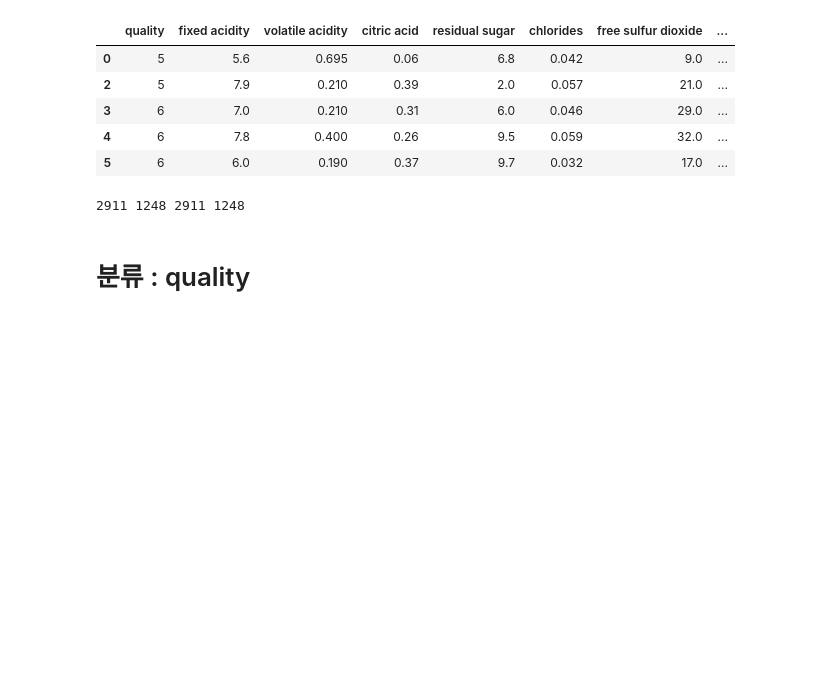
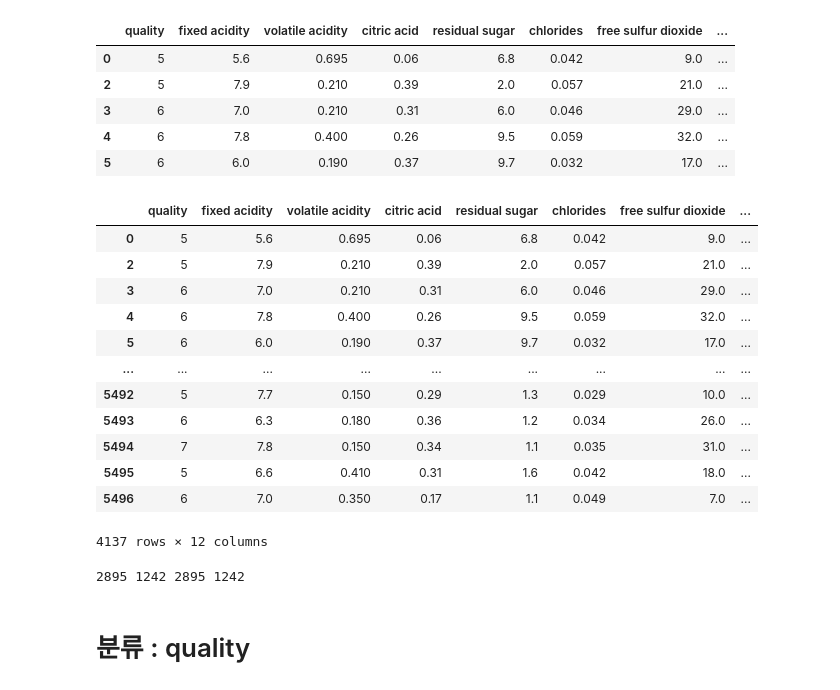
Before and after one commit to mon-world/team_project_2022, a Jupyter notebook: project_3/wine_analysis.ipynb, the cells around one changed output. Saved outputs shown, nothing was run; the diff lists cells and outputs as text; code cells hidden in the pictures; blank space fills up the shorter version.

```diff
--- a/project_3/wine_analysis.ipynb
+++ b/project_3/wine_analysis.ipynb
@@ -93,8 +93,25 @@ display(white.head())
 | 3 | 6 | 7.0 | 0.210 | 0.31 | 6.0 | 0.046 | 29.0 | ... |
 | 4 | 6 | 7.8 | 0.400 | 0.26 | 9.5 | 0.059 | 32.0 | ... |
 | 5 | 6 | 6.0 | 0.190 | 0.37 | 9.7 | 0.032 | 17.0 | ... |
+# %%
+white_3 = white[(3 < white['quality']) & (white['quality'] < 9)]
+white_3
+# %% [output]
+|  | quality | fixed acidity | volatile acidity | citric acid | residual sugar | chlorides | free sulfur dioxide | ... |
+| 0 | 5 | 5.6 | 0.695 | 0.06 | 6.8 | 0.042 | 9.0 | ... |
+| 2 | 5 | 7.9 | 0.210 | 0.39 | 2.0 | 0.057 | 21.0 | ... |
+| 3 | 6 | 7.0 | 0.210 | 0.31 | 6.0 | 0.046 | 29.0 | ... |
+| 4 | 6 | 7.8 | 0.400 | 0.26 | 9.5 | 0.059 | 32.0 | ... |
+| 5 | 6 | 6.0 | 0.190 | 0.37 | 9.7 | 0.032 | 17.0 | ... |
+| ... | ... | ... | ... | ... | ... | ... | ... | ... |
+| 5492 | 5 | 7.7 | 0.150 | 0.29 | 1.3 | 0.029 | 10.0 | ... |
+| 5493 | 6 | 6.3 | 0.180 | 0.36 | 1.2 | 0.034 | 26.0 | ... |
+| 5494 | 7 | 7.8 | 0.150 | 0.34 | 1.1 | 0.035 | 31.0 | ... |
+| 5495 | 5 | 6.6 | 0.410 | 0.31 | 1.6 | 0.042 | 18.0 | ... |
+| 5496 | 6 | 7.0 | 0.350 | 0.17 | 1.1 | 0.049 | 7.0 | ... |
+4137 rows × 12 columns
 # %%
-X, y = white.iloc[:, 1:], white.iloc[:, 0]
+X, y = white_3.iloc[:, 1:], white_3.iloc[:, 0]
 X_train, X_test, y_train, y_test = train_test_split(X,
                                                     y,
                                                     test_size=.3,
@@ -102,7 +119,7 @@ X_train, X_test, y_train, y_test = train_test_split(X,
 
 print(len(X_train), len(X_test), len(y_train), len(y_test))
 # %% [output]
-2911 1248 2911 1248
+2895 1242 2895 1242
 # %%
 # train, test데이터, 모델 넣으면 정확도랑 오차랑 그래프 그려주는 함수 만들기
 # %% [markdown]
```
Also changed, not shown: parts of 33 cells of this notebook, 1 other file.
